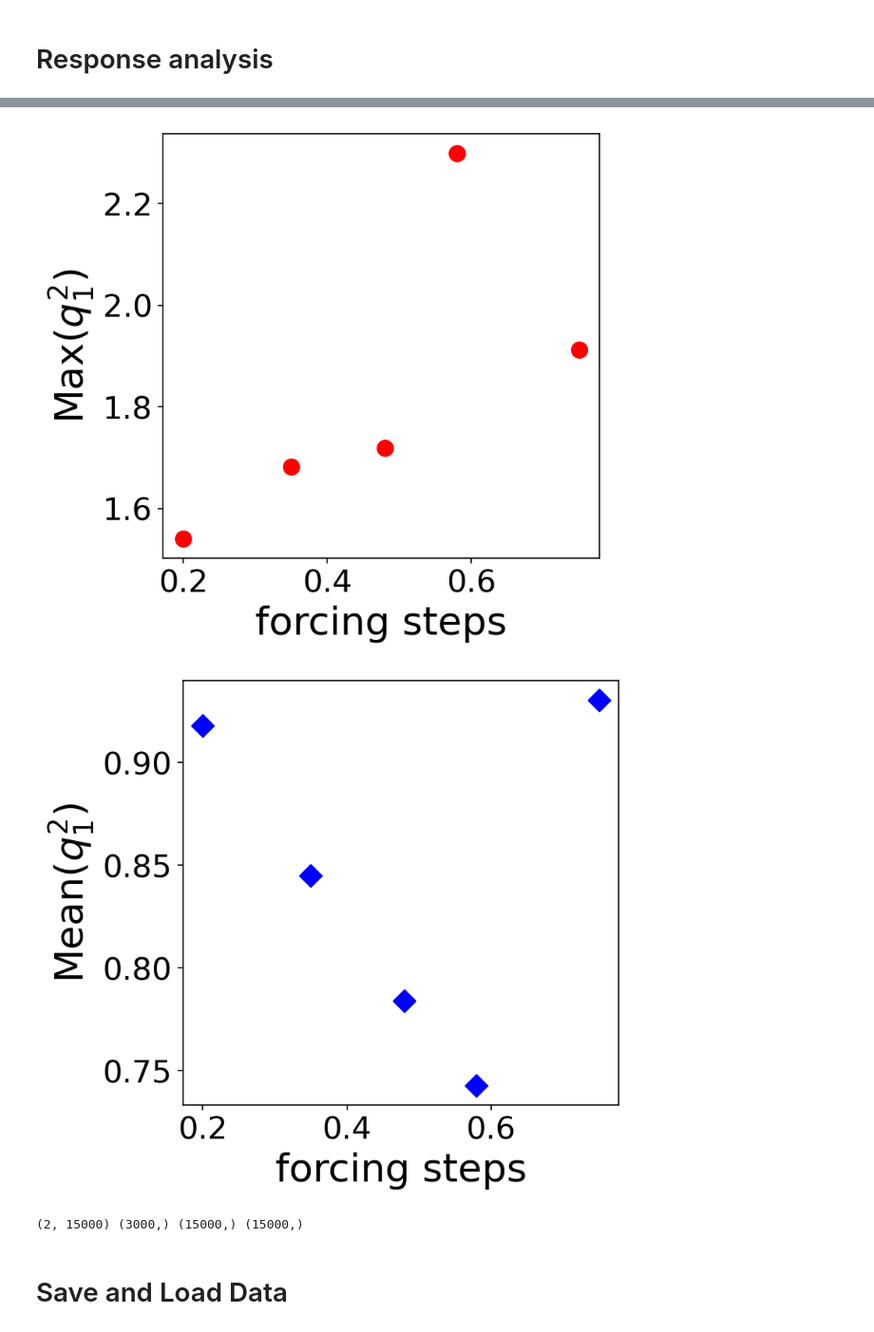
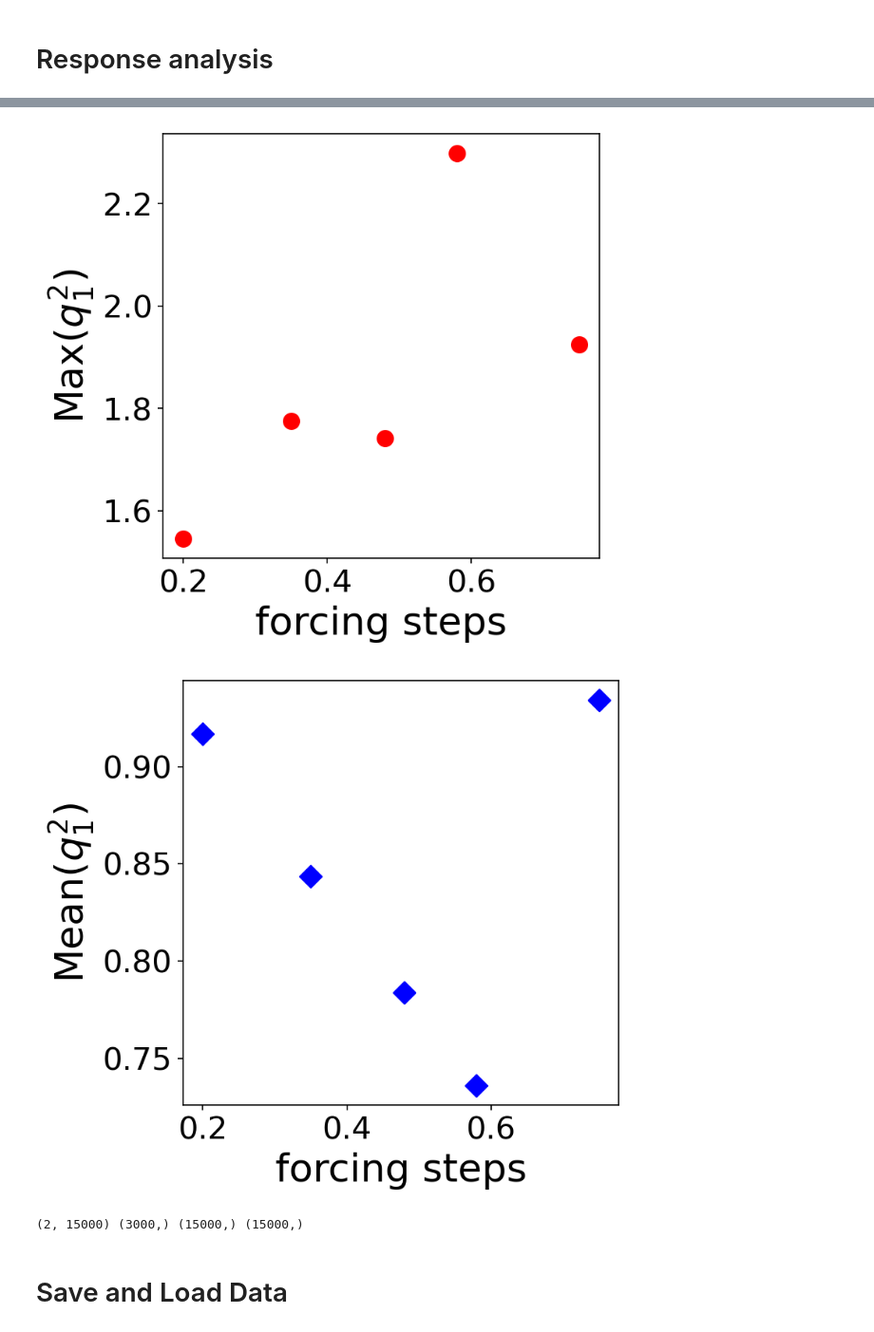
Before and after one commit to maneesh51/Benchmark-Tasks, a Jupyter notebook: DORA.ipynb, the cells around one changed output, grey strips where cells are left out. Shown at 95% size. Saved outputs shown, nothing was run; the diff lists cells and outputs as text; code cells hidden in the pictures.

```diff
--- a/DORA.ipynb
+++ b/DORA.ipynb
@@ -234,22 +234,22 @@ def Plot(X, ts, f_amps, forcings, f_steps, TS_Char):
 # %%
 T = 300; h=0.1
 t_eval = np.arange(start=0, stop=T, step=0.1)
 
 f_steps = [0.2, 0.35, 0.48, 0.58, 0.75]
-EvalTransients=500
+EvalTransients=int(20/h)
 
 sols, forcings, f_amps, TS_Char =ForcingRespose(q0, t_eval, c, k, f_steps, omega, phi, beta, EvalTransients)
 T_evals = np.arange(start=0, stop=T*len(f_steps), step=h)
 Plot(sols, T_evals, f_amps, forcings, f_steps, TS_Char)
 
 print(sols.shape, t_eval.shape, T_evals.shape, f_amps.shape)
 # %% [output]
 [figure]
 [figure]
 [figure]
 [figure]
-[figure, old version]
+[figure, new version]
-[figure, old version]
+[figure, new version]
 (2, 15000) (3000,) (15000,) (15000,)
 # %% [markdown]
 # Save and Load Data
```
Also changed, not shown: 1 other file.
